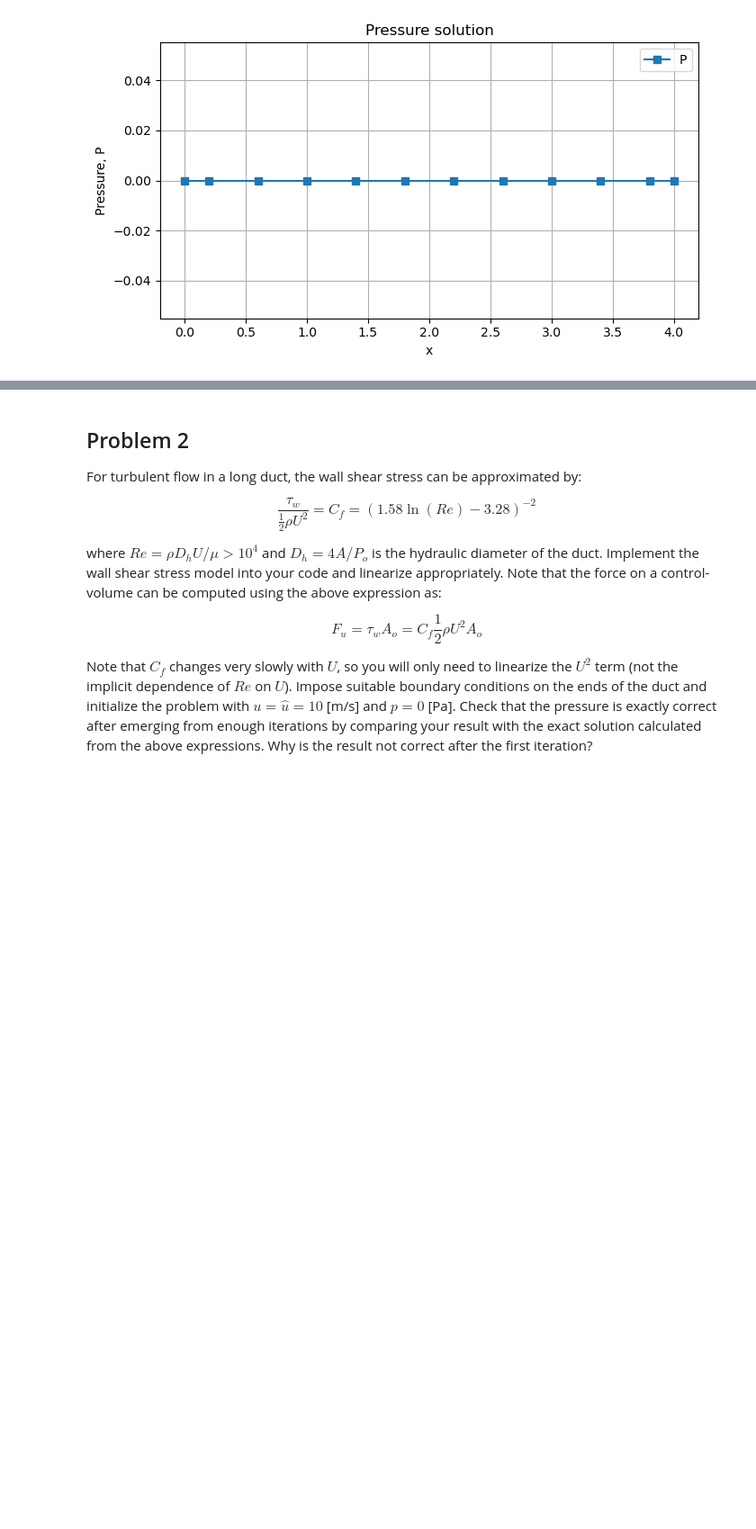
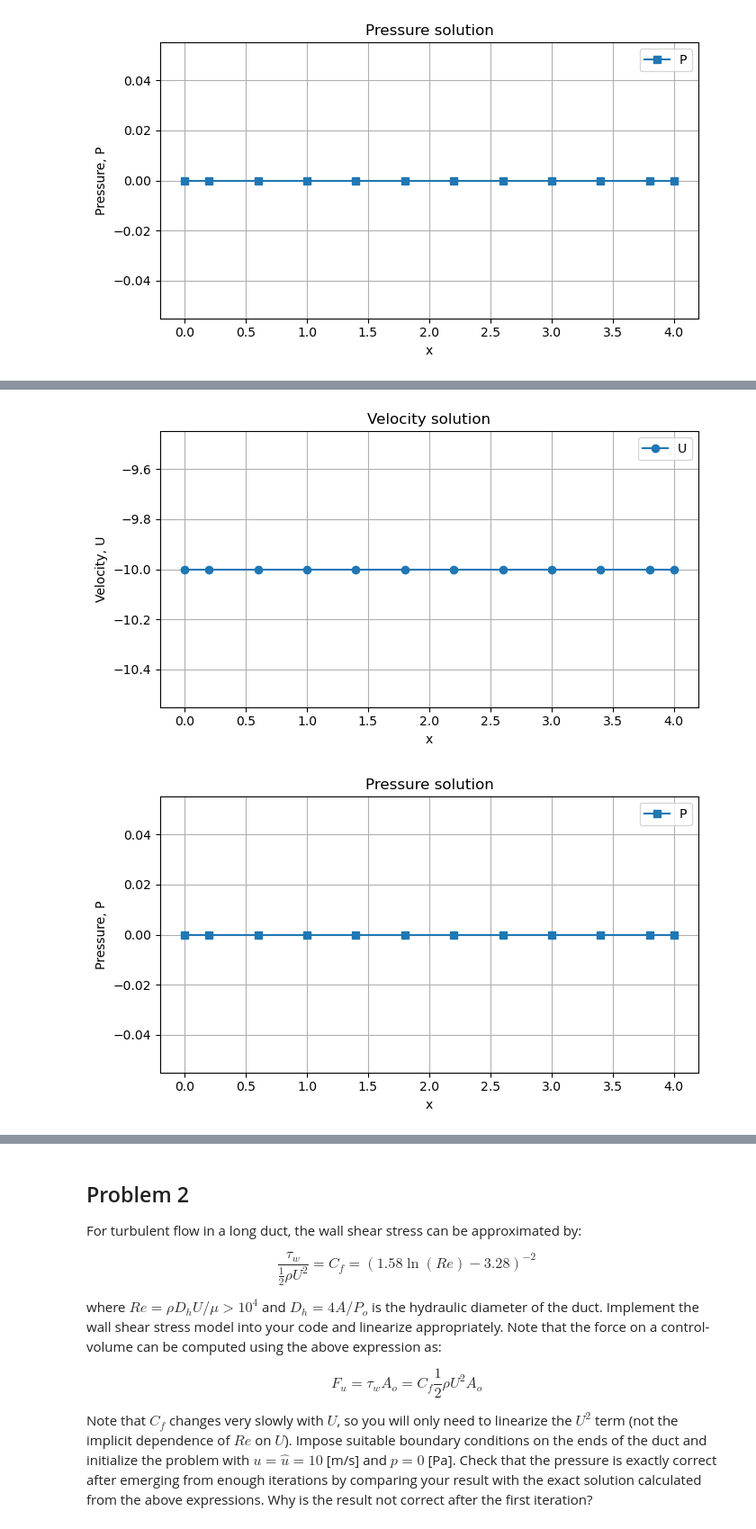
Before and after one commit to Zichen-F/9710_assignments, a Jupyter notebook: Assignment/Assignment4-zfan68.ipynb, the cells around one changed output, grey strips where cells are left out. Shown at 90% size. Saved outputs shown, nothing was run; the diff lists cells and outputs as text; code cells hidden in the pictures; blank space fills up the shorter version.

```diff
--- a/Assignment/Assignment4-zfan68.ipynb
+++ b/Assignment/Assignment4-zfan68.ipynb
@@ -383,0 +525,51 @@ plt.show()
+# %%
+%matplotlib inline
+import matplotlib.pyplot as plt
+import numpy as np
+
+
+x_full = grid.xP
+
+
+# Plot velocity U
+
+plt.figure(figsize=(7, 4))
+
+plt.plot(
+    x_full,
+    U,
+    marker="o",
+    linestyle="-",
+    label="U"
+)
+
+plt.xlabel("x")
+plt.ylabel("Velocity, U")
+plt.title("Velocity solution")
+plt.grid(True)
+plt.legend()
+plt.tight_layout()
+plt.show()
+
+# Plot pressure P
+
+plt.figure(figsize=(7, 4))
+
+plt.plot(
+    x_full,
+    P,
+    marker="s",
+    linestyle="-",
+    label="P"
+)
+
+plt.xlabel("x")
+plt.ylabel("Pressure, P")
+plt.title("Pressure solution")
+plt.grid(True)
+plt.legend()
+plt.tight_layout()
+plt.show()
+# %% [output]
+[figure, added]
+[figure, added]
```
Also changed, not shown: parts of 14 cells of this notebook, 2 other files.
